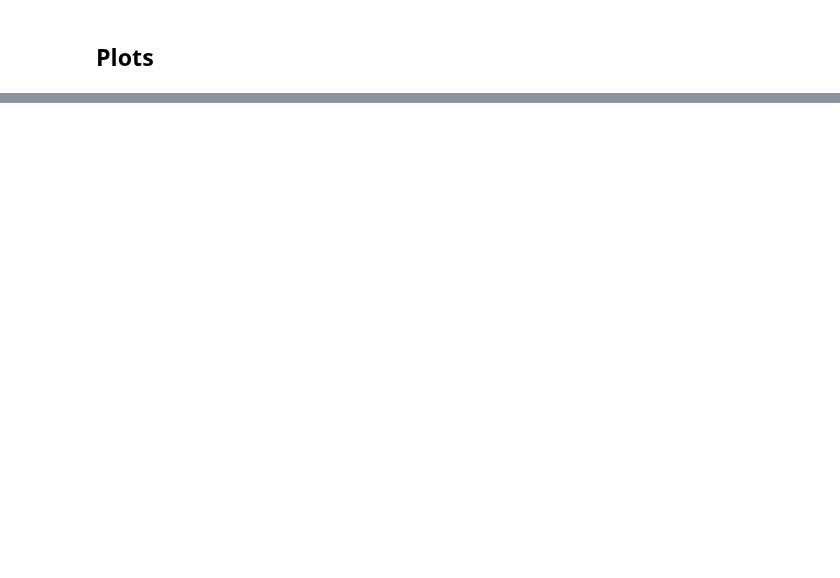
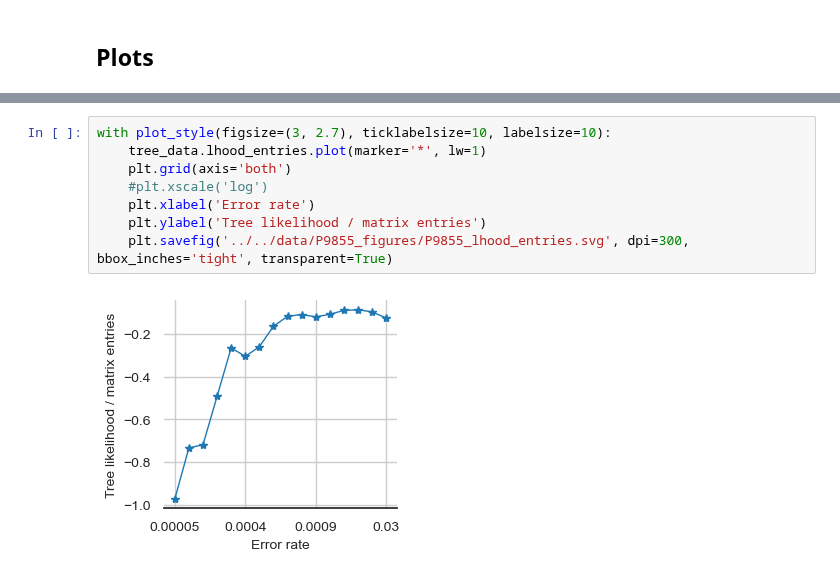
Before and after one commit to cbg-ethz/mt-SCITE, a Jupyter notebook: Notebooks/performance_P9855_ATAC.ipynb, the cells around one changed output, grey strips where cells are left out. Drawn from its saved outputs; the diff is of its cells as text; blank space fills up the shorter version.

```diff
--- a/Notebooks/performance_P9855_ATAC.ipynb
+++ b/Notebooks/performance_P9855_ATAC.ipynb
@@ -106,0 +172,10 @@ with plot_style(figsize=(6, 4), ticklabelsize=18, labelsize=20):
+# %%
+with plot_style(figsize=(3, 2.7), ticklabelsize=10, labelsize=10):
+    tree_data.lhood_entries.plot(marker='*', lw=1)
+    plt.grid(axis='both')
+    #plt.xscale('log')
+    plt.xlabel('Error rate')
+    plt.ylabel('Tree likelihood / matrix entries')
+    plt.savefig('../../data/P9855_figures/P9855_lhood_entries.svg', dpi=300, bbox_inches='tight', transparent=True)
+# %% [output]
+[figure, added]
```
Also changed, not shown: parts of 7 cells of this notebook, 1 other file.
